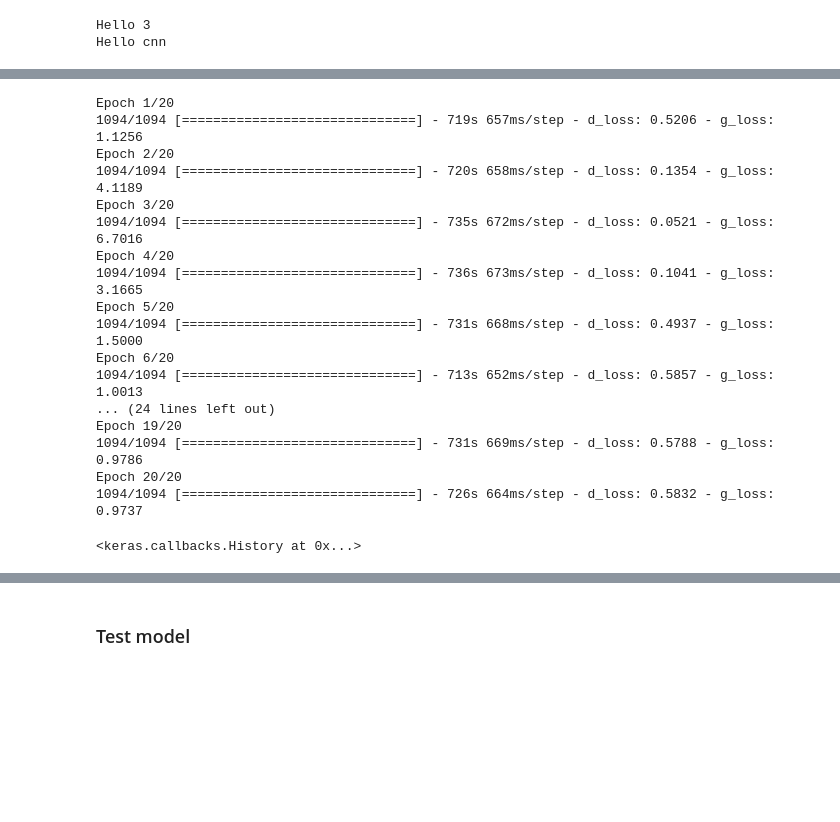
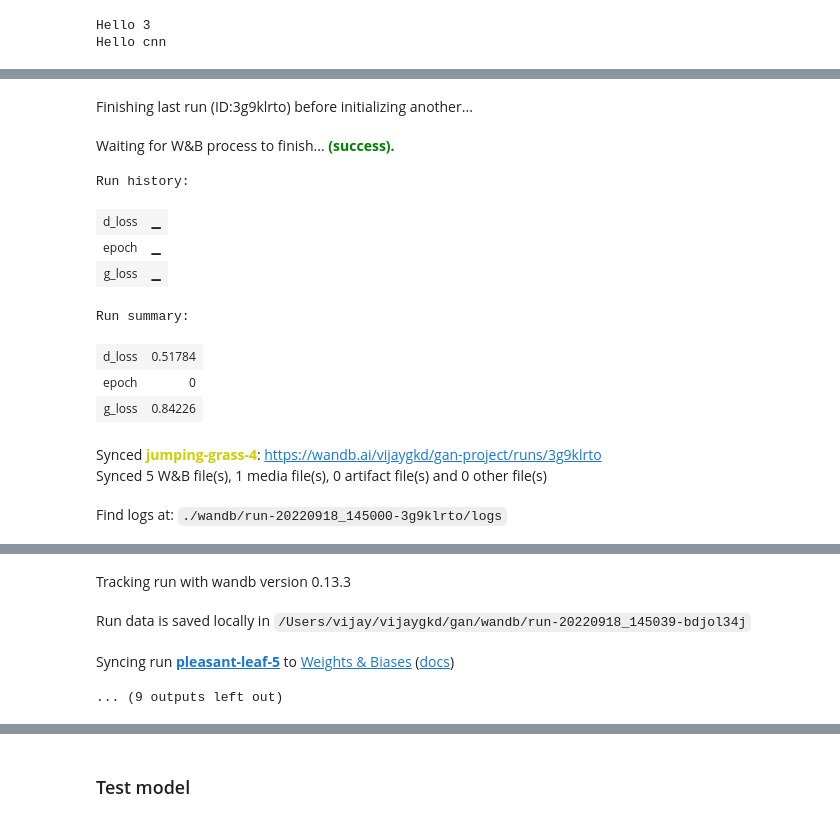
Before and after one commit to vijaygkd/gan, a Jupyter notebook: notebooks/train.ipynb, the cells around one changed output, grey strips where cells are left out. Cells and saved outputs as stored; diff of their text form; code cells hidden in the pictures; blank space fills up the shorter version.

Commit message:
wandb working with training

```diff
--- a/notebooks/train.ipynb
+++ b/notebooks/train.ipynb
@@ -164,5 +133,18 @@ plot_mnist_data(all_digits[0:9])
 # %% [markdown]
 ## Train GAN
+# %%
+class GenerateImageCallback(tf.keras.callbacks.Callback):
+    def __init__(self, n=100):
+        self.n=100
+
+    def on_epoch_end(self, epoch, logs=None):
+        noise = self.model.sample_random_noise(self.n)
+        gan_g_output = self.model.generator(noise)
+        gan_g_output = gan_g_output.numpy()
+        path = generate_fake_images_plot(gan_g_output, epoch=epoch, n=self.n//10, save=True)
+        # upload to wandb
+        image = wandb.Image(path, caption=f"Generate Image epoch: {epoch+1}")
+        wandb.log({"generated images": image})
 # %%
 gan_model = GAN_CNN()
 gan_model.compile(
@@ -181,21 +158,29 @@ print(datetime.now())
 # %%
-gan_model.fit(dataset, epochs=20)
+wandb.init(project="gan-project")
+wandb.config = {
+  "learning_rate": 3e-4,
+  "epochs": 10,
+  "batch_size": batch_size
+}
+
+# Train model
+gan_model.fit(dataset,
+              epochs=wandb.config['epochs'],
+              callbacks=[WandbCallback(), GenerateImageCallback()]
+             )
+
+wandb.finish()
 # %% [output]
+Finishing last run (ID:3g9klrto) before initializing another...
+Waiting for W&B process to finish... (success).
-Epoch 1/20
-1094/1094 [==============================] - 719s 657ms/step - d_loss: 0.5206 - g_loss: 1.1256
-Epoch 2/20
-1094/1094 [==============================] - 720s 658ms/step - d_loss: 0.1354 - g_loss: 4.1189
-Epoch 3/20
-1094/1094 [==============================] - 735s 672ms/step - d_loss: 0.0521 - g_loss: 6.7016
-Epoch 4/20
-1094/1094 [==============================] - 736s 673ms/step - d_loss: 0.1041 - g_loss: 3.1665
-Epoch 5/20
-1094/1094 [==============================] - 731s 668ms/step - d_loss: 0.4937 - g_loss: 1.5000
-Epoch 6/20
-1094/1094 [==============================] - 713s 652ms/step - d_loss: 0.5857 - g_loss: 1.0013
-... (24 lines left out)
-Epoch 19/20
-1094/1094 [==============================] - 731s 669ms/step - d_loss: 0.5788 - g_loss: 0.9786
-Epoch 20/20
-1094/1094 [==============================] - 726s 664ms/step - d_loss: 0.5832 - g_loss: 0.9737
+Run history:
+| d_loss | ▁ |
+| epoch | ▁ |
+| g_loss | ▁ |
-<keras.callbacks.History at 0x...>
+Run summary:
+| d_loss | 0.51784 |
+| epoch | 0 |
+| g_loss | 0.84226 |
+Synced jumping-grass-4: https://wandb.ai/vijaygkd/gan-project/runs/3g9klrto
+Synced 5 W&B file(s), 1 media file(s), 0 artifact file(s) and 0 other file(s)
+Find logs at: ./wandb/run-20220918_145000-3g9klrto/logs
@@ -201,0 +188,4 @@ Epoch 20/20
+Tracking run with wandb version 0.13.3
+Run data is saved locally in /Users/vijay/vijaygkd/gan/wandb/run-20220918_145039-bdjol34j
+Syncing run pleasant-leaf-5 to Weights & Biases (docs)
+... (9 outputs left out)
```
Also changed, not shown: parts of 29 cells of this notebook, 1 other file.
